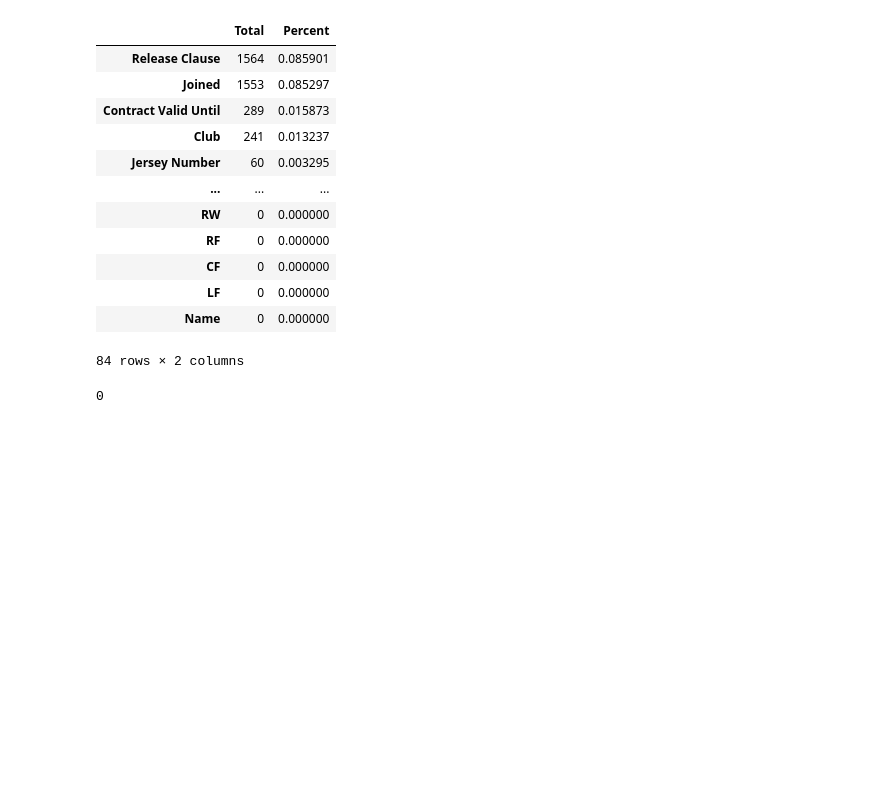
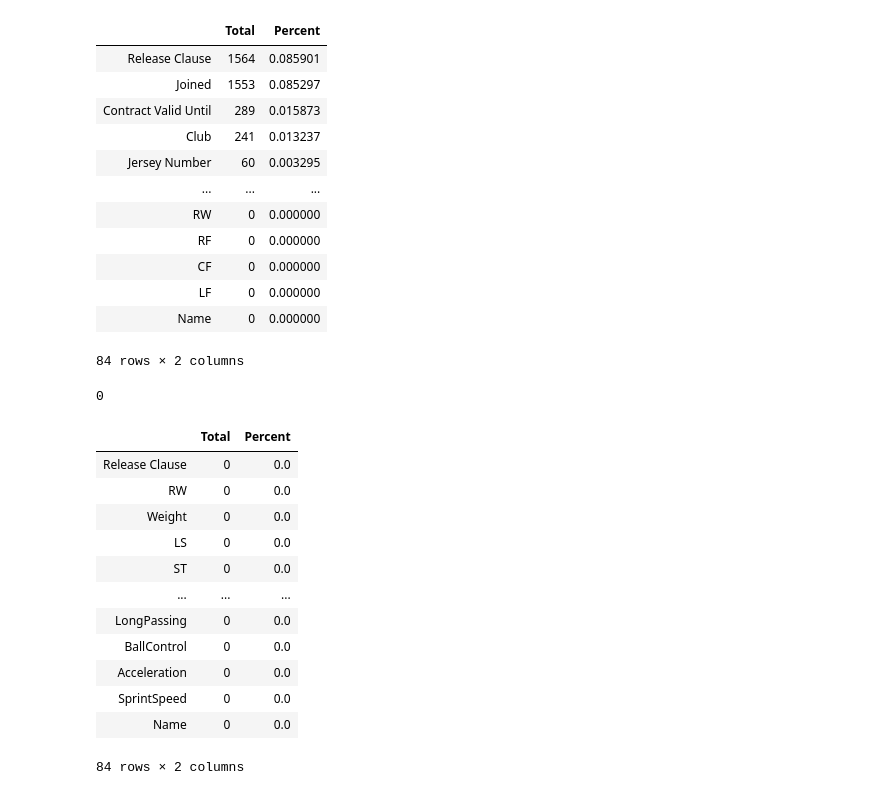
Before and after one commit to SsanyaS14/Fifa, a Jupyter notebook: Data-Clean/FIFA Analysis.ipynb, the cells around one changed output. Drawn from its saved outputs; the diff is of its cells as text; code cells hidden in the pictures; blank space fills up the shorter version.

Commit message:
cleaned data set

```diff
--- a/Data-Clean/FIFA Analysis.ipynb
+++ b/Data-Clean/FIFA Analysis.ipynb
@@ -193,0 +196,16 @@ xt.isna().sum().sum()
+# %%
+draw_missing_data_table(xt)
+# %% [output]
+|  | Total | Percent |
+| Release Clause | 0 | 0.0 |
+| RW | 0 | 0.0 |
+| Weight | 0 | 0.0 |
+| LS | 0 | 0.0 |
+| ST | 0 | 0.0 |
+| ... | ... | ... |
+| LongPassing | 0 | 0.0 |
+| BallControl | 0 | 0.0 |
+| Acceleration | 0 | 0.0 |
+| SprintSpeed | 0 | 0.0 |
+| Name | 0 | 0.0 |
+84 rows × 2 columns
```
Also changed, not shown: parts of 1 cell of this notebook, 1 other file.
